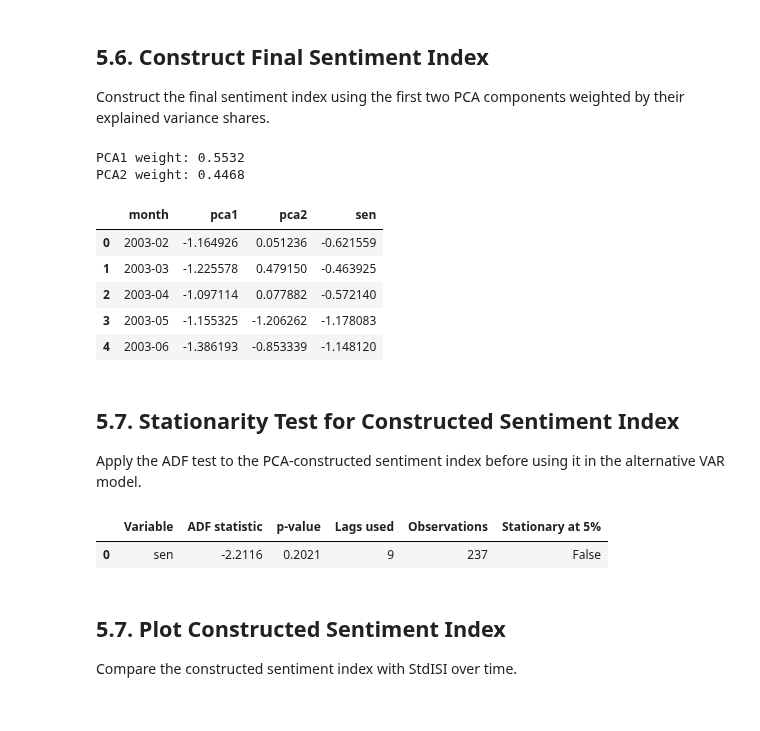
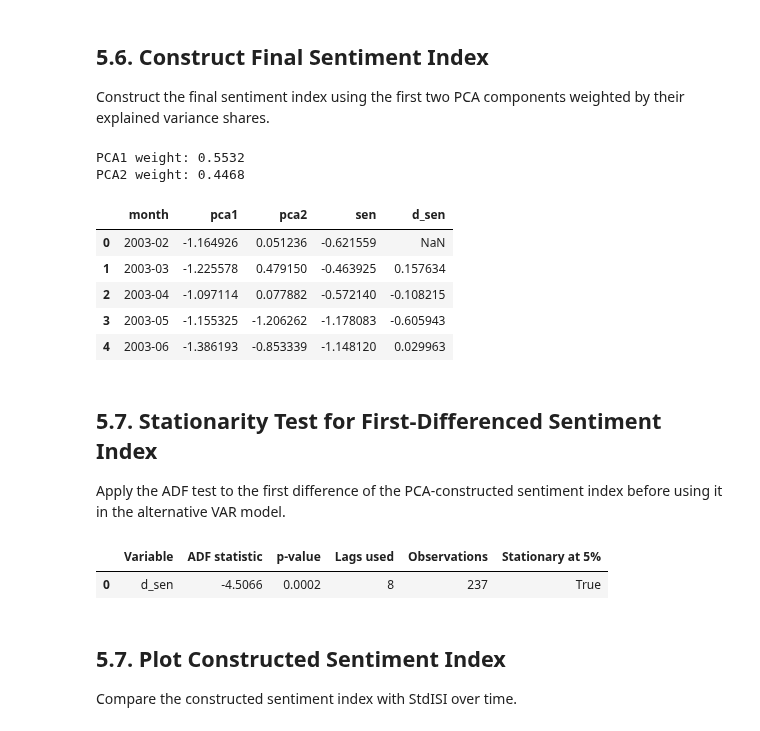
Before and after one commit to yang2094582004-ai/MSIN0114---Dissertation, a Jupyter notebook: Analysis.ipynb, the cells around one changed output. Drawn from its saved outputs; the diff is of its cells as text; code cells hidden in the pictures.

```diff
--- a/Analysis.ipynb
+++ b/Analysis.ipynb
@@ -1225,45 +1225,57 @@ Construct the final sentiment index using the first two PCA components weighted
 # %%
 # Construct final sentiment index using PCA1 and PCA2.
 pca1_weight = proportion[0]
 pca2_weight = proportion[1]
 total_weight = pca1_weight + pca2_weight
 
 pca_df["sen"] = (
     (pca1_weight / total_weight) * pca_df["pca1"]
     + (pca2_weight / total_weight) * pca_df["pca2"]
 )
 
-# Merge sen back into analysis_df by month for later correlation and VAR analysis.
+# Remove previous PCA columns so this cell can be run repeatedly without suffixes.
+analysis_df = analysis_df.drop(
+    columns=[
+        "pca1", "pca2", "sen", "d_sen",
+        "pca1_x", "pca1_y", "pca2_x", "pca2_y",
+        "sen_x", "sen_y", "d_sen_x", "d_sen_y"
+    ],
+    errors="ignore"
+)
+
 analysis_df = analysis_df.merge(
     pca_df[["month", "pca1", "pca2", "sen"]],
     on="month",
     how="left"
 )
 
+# Use the first difference of sen for stationarity and alternative VAR analysis.
+analysis_df["d_sen"] = analysis_df["sen"].diff()
+
 print(f"PCA1 weight: {pca1_weight / total_weight:.4f}")
 print(f"PCA2 weight: {pca2_weight / total_weight:.4f}")
 
-analysis_df[["month", "pca1", "pca2", "sen"]].head()
+analysis_df[["month", "pca1", "pca2", "sen", "d_sen"]].head()
 # %% [output]
 PCA1 weight: 0.5532
 PCA2 weight: 0.4468
-|  | month | pca1 | pca2 | sen |
-| 0 | 2003-02 | -1.164926 | 0.051236 | -0.621559 |
-| 1 | 2003-03 | -1.225578 | 0.479150 | -0.463925 |
-| 2 | 2003-04 | -1.097114 | 0.077882 | -0.572140 |
-| 3 | 2003-05 | -1.155325 | -1.206262 | -1.178083 |
-| 4 | 2003-06 | -1.386193 | -0.853339 | -1.148120 |
+|  | month | pca1 | pca2 | sen | d_sen |
+| 0 | 2003-02 | -1.164926 | 0.051236 | -0.621559 | NaN |
+| 1 | 2003-03 | -1.225578 | 0.479150 | -0.463925 | 0.157634 |
+| 2 | 2003-04 | -1.097114 | 0.077882 | -0.572140 | -0.108215 |
+| 3 | 2003-05 | -1.155325 | -1.206262 | -1.178083 | -0.605943 |
+| 4 | 2003-06 | -1.386193 | -0.853339 | -1.148120 | 0.029963 |
 # %% [markdown]
-## 5.7. Stationarity Test for Constructed Sentiment Index
+## 5.7. Stationarity Test for First-Differenced Sentiment Index
 
-Apply the ADF test to the PCA-constructed sentiment index before using it in the alternative VAR model.
+Apply the ADF test to the first difference of the PCA-constructed sentiment index before using it in the alternative VAR model.
 # %%
-# ADF test for the PCA-constructed sentiment index.
-adf_sen_results = adf_test_table(analysis_df, ["sen"])
-display(adf_sen_results.round({"ADF statistic": 4, "p-value": 4}))
+# ADF test for the first difference of the PCA-constructed sentiment index.
+adf_d_sen_results = adf_test_table(analysis_df, ["d_sen"])
+display(adf_d_sen_results.round({"ADF statistic": 4, "p-value": 4}))
 # %% [output]
 |  | Variable | ADF statistic | p-value | Lags used | Observations | Stationary at 5% |
-| 0 | sen | -2.2116 | 0.2021 | 9 | 237 | False |
+| 0 | d_sen | -4.5066 | 0.0002 | 8 | 237 | True |
 # %% [markdown]
 ## 5.7. Plot Constructed Sentiment Index
 
```
Also changed, not shown: parts of 15 cells of this notebook, 2 other files.
